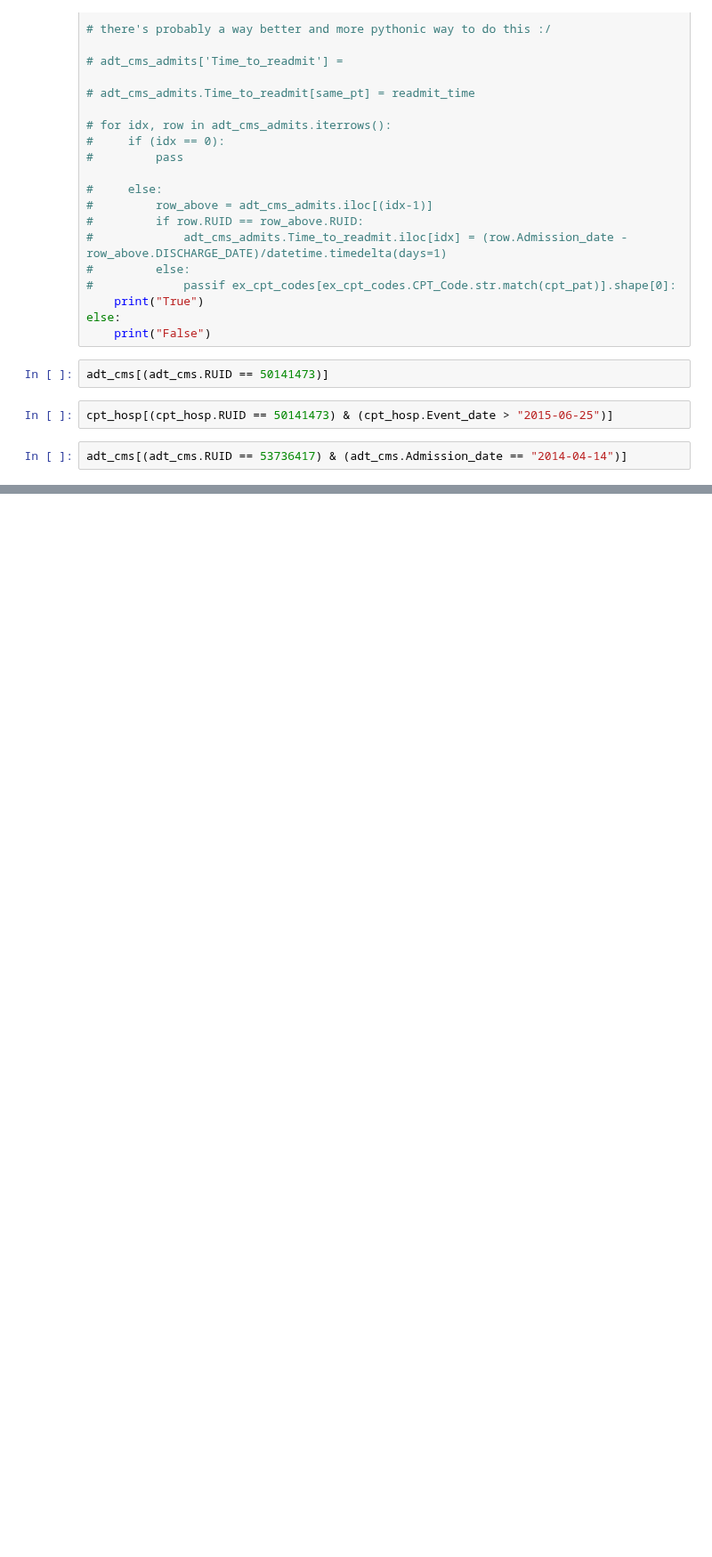
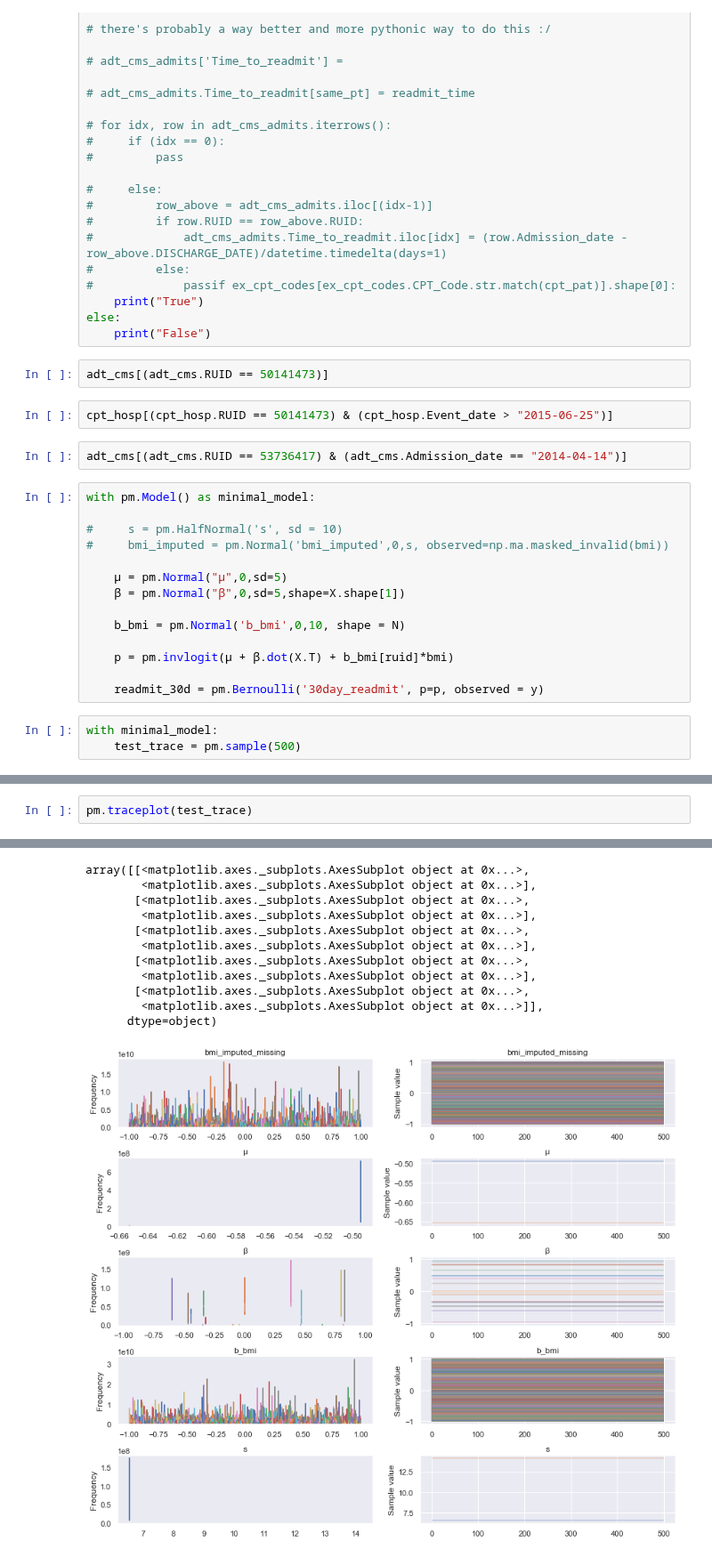
Before and after one commit to alvinjeffery/Bios8366_project, a Jupyter notebook: code/scratchpad.ipynb, the cells around one changed output, grey strips where cells are left out. Shown at 89% size. Saved outputs shown, nothing was run; the diff lists cells and outputs as text; blank space fills up the shorter version.

Commit message:
more work on model fitting
iterating through what does & doesn't work:
1. can't use the race variable encoded as factors
2. can't use models hierarchical on patient

```diff
--- a/code/scratchpad.ipynb
+++ b/code/scratchpad.ipynb
@@ -422,3 +422,20 @@ adt_cms[(adt_cms.RUID == 50141473)]
 cpt_hosp[(cpt_hosp.RUID == 50141473) & (cpt_hosp.Event_date > "2015-06-25")]
 # %%
 adt_cms[(adt_cms.RUID == 53736417) & (adt_cms.Admission_date == "2014-04-14")]
+# %%
+with pm.Model() as minimal_model:
+
+#     s = pm.HalfNormal('s', sd = 10)
+#     bmi_imputed = pm.Normal('bmi_imputed',0,s, observed=np.ma.masked_invalid(bmi))
+
+    μ = pm.Normal("μ",0,sd=5)
+    β = pm.Normal("β",0,sd=5,shape=X.shape[1])
+
+    b_bmi = pm.Normal('b_bmi',0,10, shape = N)
+
+    p = pm.invlogit(μ + β.dot(X.T) + b_bmi[ruid]*bmi)
+
+    readmit_30d = pm.Bernoulli('30day_readmit', p=p, observed = y)
+# %%
+with minimal_model:
+    test_trace = pm.sample(500)
@@ -424,0 +452,3 @@ adt_cms[(adt_cms.RUID == 53736417) & (adt_cms.Admission_date == "2014-04-14")]
+# %%
+pm.traceplot(test_trace)
+# %% [output]
@@ -424,0 +465,12 @@ adt_cms[(adt_cms.RUID == 53736417) & (adt_cms.Admission_date == "2014-04-14")]
+array([[<matplotlib.axes._subplots.AxesSubplot object at 0x...>,
+        <matplotlib.axes._subplots.AxesSubplot object at 0x...>],
+       [<matplotlib.axes._subplots.AxesSubplot object at 0x...>,
+        <matplotlib.axes._subplots.AxesSubplot object at 0x...>],
+       [<matplotlib.axes._subplots.AxesSubplot object at 0x...>,
+        <matplotlib.axes._subplots.AxesSubplot object at 0x...>],
+       [<matplotlib.axes._subplots.AxesSubplot object at 0x...>,
+        <matplotlib.axes._subplots.AxesSubplot object at 0x...>],
+       [<matplotlib.axes._subplots.AxesSubplot object at 0x...>,
+        <matplotlib.axes._subplots.AxesSubplot object at 0x...>]],
+      dtype=object)
+[figure, added]
```
Also changed, not shown: parts of 4 cells of this notebook, 1 other file.
